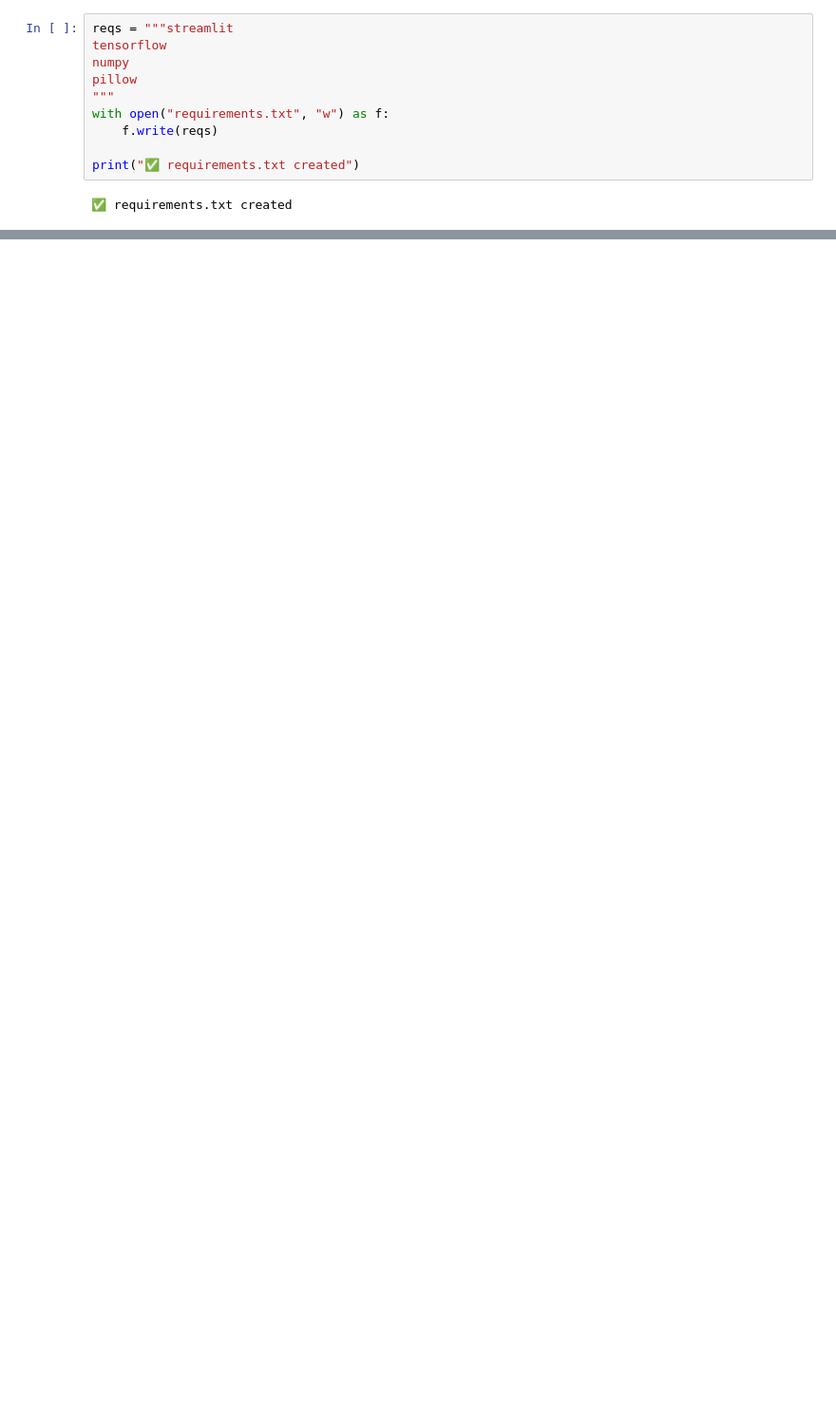
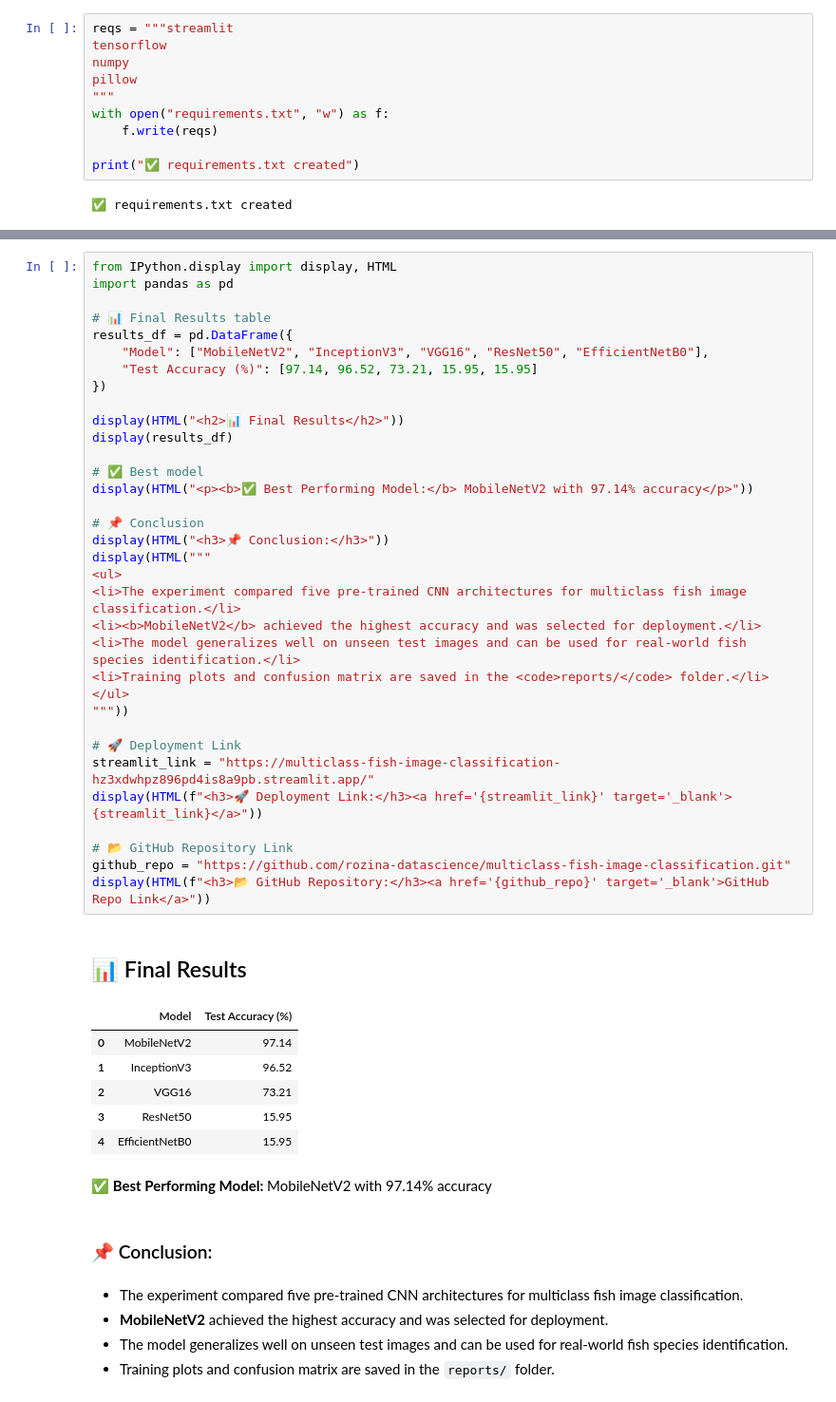
Before and after one commit to rozina-datascience/multiclass-fish-image-classification, a Jupyter notebook: Multiclass_Fish_Image_Classification.ipynb, the cells around one changed output, grey strips where cells are left out. Shown at 95% size. Drawn from its saved outputs; the diff is of its cells as text; blank space fills up the shorter version.

```diff
--- a/Multiclass_Fish_Image_Classification.ipynb
+++ b/Multiclass_Fish_Image_Classification.ipynb
@@ -724,3 +724,51 @@ files.download("MobileNetV2_best.h5")
 [interactive output not drawn]
 [interactive output not drawn]
 [interactive output not drawn]
+# %%
+from IPython.display import display, HTML
+import pandas as pd
+
+# 📊 Final Results table
+results_df = pd.DataFrame({
+    "Model": ["MobileNetV2", "InceptionV3", "VGG16", "ResNet50", "EfficientNetB0"],
+    "Test Accuracy (%)": [97.14, 96.52, 73.21, 15.95, 15.95]
+})
+
+display(HTML("<h2>📊 Final Results</h2>"))
+display(results_df)
+
+# ✅ Best model
+display(HTML("<p><b>✅ Best Performing Model:</b> MobileNetV2 with 97.14% accuracy</p>"))
+
+# 📌 Conclusion
+display(HTML("<h3>📌 Conclusion:</h3>"))
+display(HTML("""
+<ul>
+<li>The experiment compared five pre-trained CNN architectures for multiclass fish image classification.</li>
+<li><b>MobileNetV2</b> achieved the highest accuracy and was selected for deployment.</li>
+<li>The model generalizes well on unseen test images and can be used for real-world fish species identification.</li>
+<li>Training plots and confusion matrix are saved in the <code>reports/</code> folder.</li>
+</ul>
+"""))
+
+# 🚀 Deployment Link
+streamlit_link = "https://multiclass-fish-image-classification-hz3xdwhpz896pd4is8a9pb.streamlit.app/"
+display(HTML(f"<h3>🚀 Deployment Link:</h3><a href='{streamlit_link}' target='_blank'>{streamlit_link}</a>"))
+
+# 📂 GitHub Repository Link
+github_repo = "https://github.com/rozina-datascience/multiclass-fish-image-classification.git"
+display(HTML(f"<h3>📂 GitHub Repository:</h3><a href='{github_repo}' target='_blank'>GitHub Repo Link</a>"))
+# %% [output]
+📊 Final Results
+|  | Model | Test Accuracy (%) |
+| 0 | MobileNetV2 | 97.14 |
+| 1 | InceptionV3 | 96.52 |
+| 2 | VGG16 | 73.21 |
+| 3 | ResNet50 | 15.95 |
+| 4 | EfficientNetB0 | 15.95 |
+✅ Best Performing Model: MobileNetV2 with 97.14% accuracy
+📌 Conclusion:
+The experiment compared five pre-trained CNN architectures for multiclass fish image classification.
+MobileNetV2 achieved the highest accuracy and was selected for deployment.
+The model generalizes well on unseen test images and can be used for real-world fish species identification.
+Training plots and confusion matrix are saved in the reports/ folder.
```
Also changed, not shown: parts of 1 cell of this notebook.
